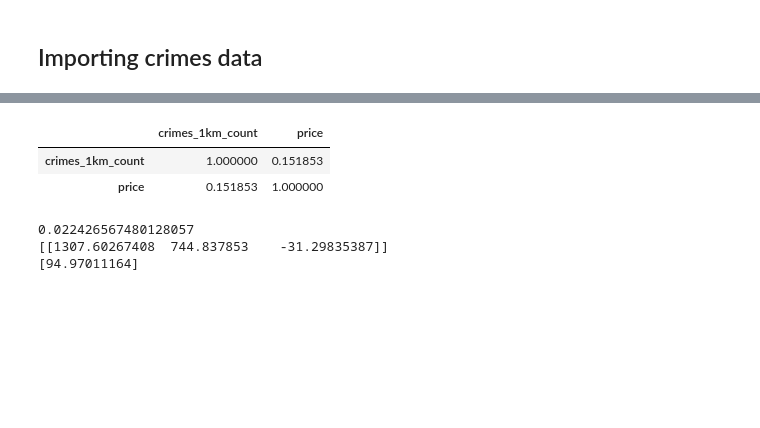
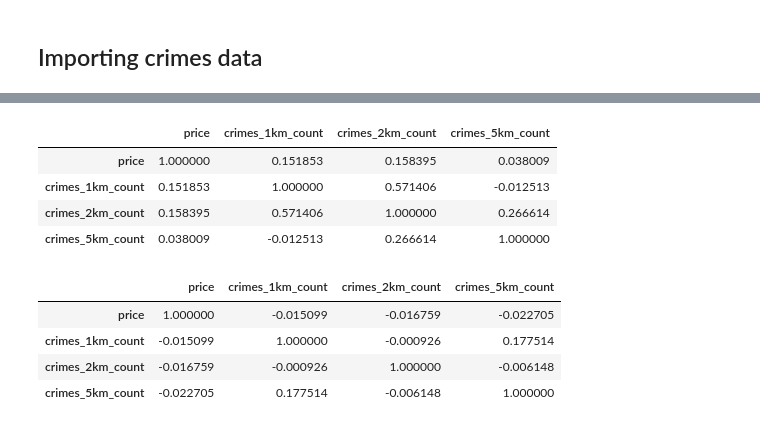
Before and after one commit to NovaisGabriel/DataScienceEMAp_AraujoNovais, a Jupyter notebook: Copy_of_Copy_of_Untitled8.ipynb, the cells around one changed output, grey strips where cells are left out. Cells and saved outputs as stored; diff of their text form; code cells hidden in the pictures; blank space fills up the shorter version.

```diff
--- a/Copy_of_Copy_of_Untitled8.ipynb
+++ b/Copy_of_Copy_of_Untitled8.ipynb
@@ -448,0 +767,11 @@ dist5_df=dist5_df.fillna(0)
+# %%
+dist_st=[None]*len(list_locs)
+for i in range(len(list_locs)):
+  a=[None]*len(stea_locs)
+  x=list_locs[i]
+  for j in range(len(stea_locs)):
+    a[j]=round(distance(x,stea_locs[j]),2)
+  dist_st[i]=a
+
+dist_st=pd.DataFrame(dist_st)
+dist_st.head()
@@ -454,13 +800,14 @@ airbnb=calendar.merge(listings,on=['listing_id'],how='inner')
+# %%
+airbnb=calendar.merge(listings,on=['listing_id'],how='inner')
+airbnb = airbnb[airbnb.review==1]
+airbnb = airbnb.drop(columns=['review'])
+airbnb = pd.concat([airbnb, pd.get_dummies(airbnb.room_type, prefix='room_type', drop_first=True)], axis=1)
+airbnb = pd.concat([airbnb, pd.get_dummies(airbnb.neighbourhood, drop_first=True)], axis=1)
 # %%
-airbnb_c=airbnb.merge(crimes_date,on=['date'])
-airbnb_c['loc_id'] = airbnb_c.loc_id2
-airbnb_c['crim_loc_id'] = airbnb_c.crim_loc_id2
-airbnb_c = airbnb_c.drop(columns=['loc_id2','crim_loc_id2'])
-airbnb_c = airbnb_c.assign(date_id=(airbnb_c['date'].astype('category').cat.codes))
-airbnb_c = airbnb_c.rename(index=str, columns={"crim_loc_id": "crimes_that_date"})
-airbnb_c = airbnb_c.sort_values(by=['listing_id','date'])
-#airbnb_c.head()
+airbnb_cr=airbnb.merge(crimes_date,on=['date'])
+airbnb_cr['loc_id'] = airbnb_cr.loc_id2
+airbnb_cr['crim_loc_id'] = airbnb_cr.crim_loc_id2
+airbnb_cr = airbnb_cr.drop(columns=['loc_id2','crim_loc_id2'])
+airbnb_cr = airbnb_cr.assign(date_id=(airbnb_cr['date'].astype('category').cat.codes))
+airbnb_cr = airbnb_cr.rename(index=str, columns={"crim_loc_id": "crimes_that_date"})
+airbnb_cr = airbnb_cr.sort_values(by=['listing_id','date'])
-# %%
-airbnb_cr=airbnb_c[airbnb_c.review==1]
-airbnb_cr=airbnb_cr.drop(columns=['review'])
-#airbnb_cr
@@ -586,17 +1315,18 @@ See the caveats in the documentation: http://pandas.pydata.org/pandas-docs/stabl
 # %%
-#Z=airbnb_cr[['crimes_1km_count','price']]
-#Z.corr()
+Z=airbnb_cr[['price','crimes_1km_count','crimes_2km_count','crimes_5km_count']]
+Z.corr()
 # %% [output]
-|  | crimes_1km_count | price |
-| crimes_1km_count | 1.000000 | 0.151853 |
-| price | 0.151853 | 1.000000 |
+|  | price | crimes_1km_count | crimes_2km_count | crimes_5km_count |
+| price | 1.000000 | 0.151853 | 0.158395 | 0.038009 |
+| crimes_1km_count | 0.151853 | 1.000000 | 0.571406 | -0.012513 |
+| crimes_2km_count | 0.158395 | 0.571406 | 1.000000 | 0.266614 |
+| crimes_5km_count | 0.038009 | -0.012513 | 0.266614 | 1.000000 |
-# %%
-reg = LinearRegression().fit(X, y)
-print(reg.score(X, y))
-print(reg.coef_)
-print(reg.intercept_)
-#reg.predict(np.array([[3, 5]]))
-# %% [output]
-0.022426567480128057
-[[1307.60267408  744.837853    -31.29835387]]
-[94.97011164]
+# %%
+Z=airbnb_hm[['price','crimes_1km_count','crimes_2km_count','crimes_5km_count']]
+Z.corr()
+# %% [output]
+|  | price | crimes_1km_count | crimes_2km_count | crimes_5km_count |
+| price | 1.000000 | -0.015099 | -0.016759 | -0.022705 |
+| crimes_1km_count | -0.015099 | 1.000000 | -0.000926 | 0.177514 |
+| crimes_2km_count | -0.016759 | -0.000926 | 1.000000 | -0.006148 |
+| crimes_5km_count | -0.022705 | 0.177514 | -0.006148 | 1.000000 |
```
Also changed, not shown: parts of 101 cells of this notebook.
